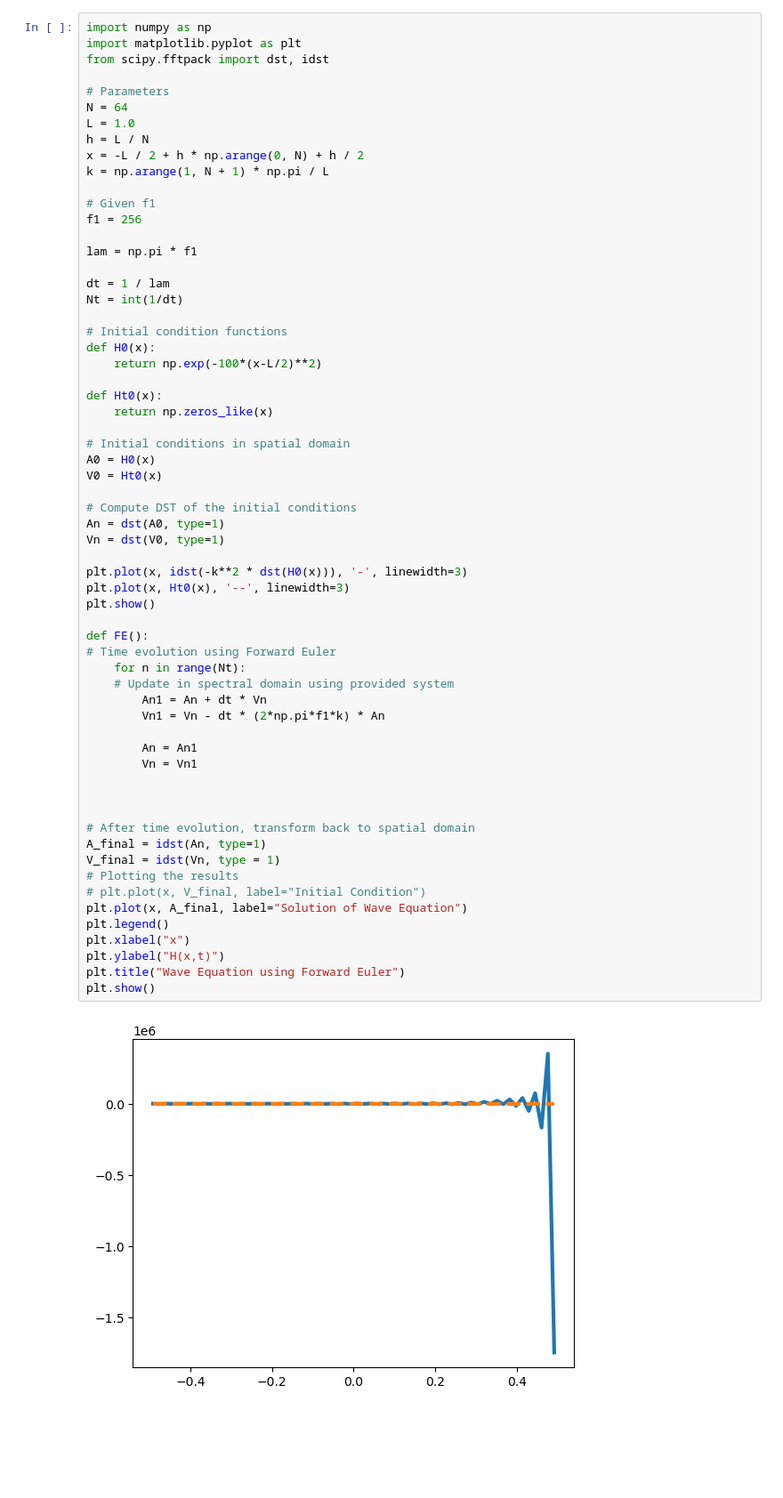
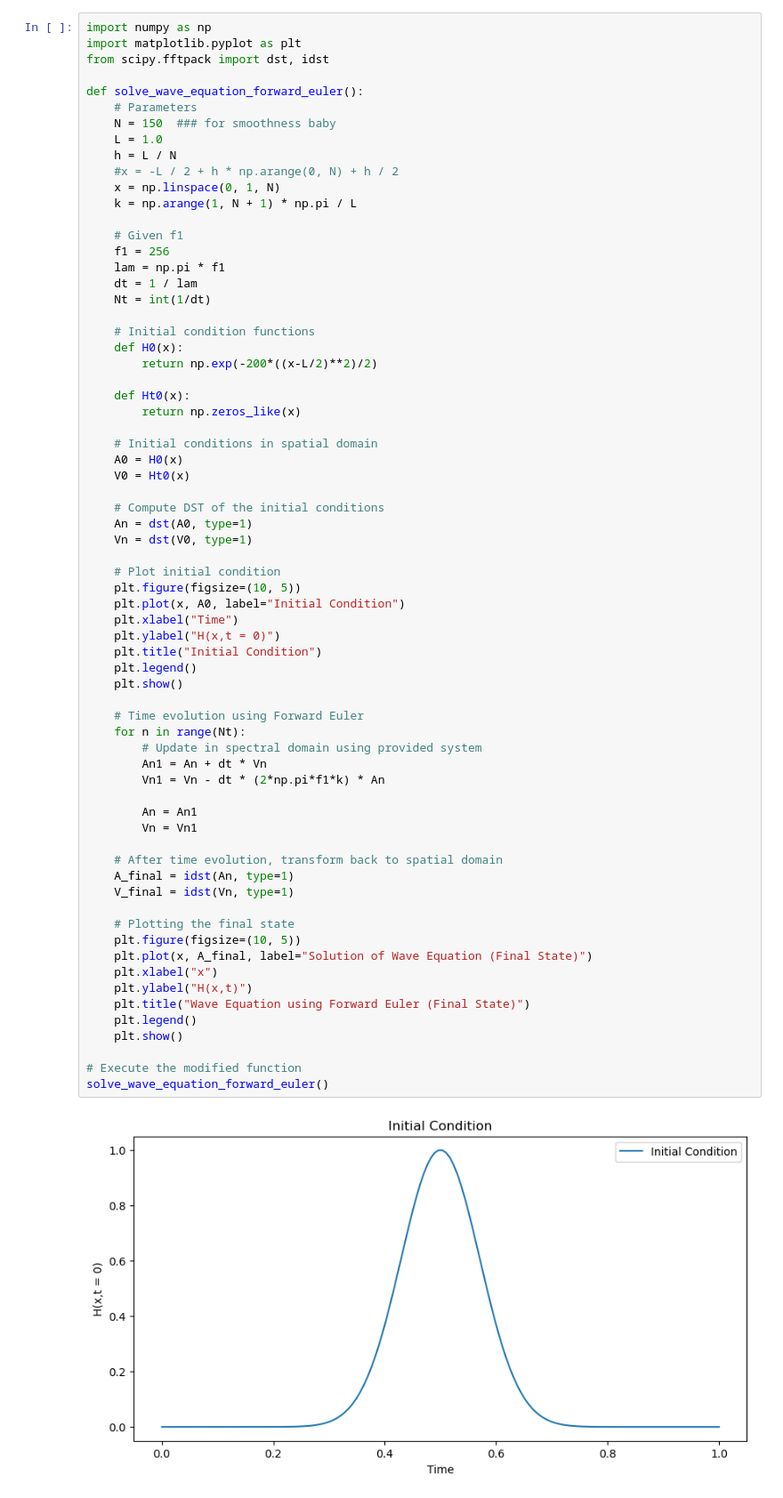
Before and after one commit to ColinJ2334/Numerical_PDEs, a Jupyter notebook: hw_1.ipynb, the cells around one changed output. Shown: that part at 89% size. Cells and saved outputs as stored; diff of their text form; blank space fills up the shorter version.

```diff
--- a/hw_1.ipynb
+++ b/hw_1.ipynb
@@ -44,64 +44,70 @@ z_roots_modified(a)
 # %%
 import numpy as np
 import matplotlib.pyplot as plt
 from scipy.fftpack import dst, idst
 
-# Parameters
-N = 64
-L = 1.0
-h = L / N
-x = -L / 2 + h * np.arange(0, N) + h / 2
-k = np.arange(1, N + 1) * np.pi / L
+def solve_wave_equation_forward_euler():
+    # Parameters
+    N = 150  ### for smoothness baby
+    L = 1.0
+    h = L / N
+    #x = -L / 2 + h * np.arange(0, N) + h / 2
+    x = np.linspace(0, 1, N)
+    k = np.arange(1, N + 1) * np.pi / L
 
-# Given f1
-f1 = 256
+    # Given f1
+    f1 = 256
+    lam = np.pi * f1
+    dt = 1 / lam
+    Nt = int(1/dt)
 
-lam = np.pi * f1
+    # Initial condition functions
+    def H0(x):
+        return np.exp(-200*((x-L/2)**2)/2)
 
-dt = 1 / lam
-Nt = int(1/dt)
+    def Ht0(x):
+        return np.zeros_like(x)
 
-# Initial condition functions
-def H0(x):
-    return np.exp(-100*(x-L/2)**2)
+    # Initial conditions in spatial domain
+    A0 = H0(x)
+    V0 = Ht0(x)
 
-def Ht0(x):
-    return np.zeros_like(x)
+    # Compute DST of the initial conditions
+    An = dst(A0, type=1)
+    Vn = dst(V0, type=1)
 
-# Initial conditions in spatial domain
-A0 = H0(x)
-V0 = Ht0(x)
+    # Plot initial condition
+    plt.figure(figsize=(10, 5))
+    plt.plot(x, A0, label="Initial Condition")
+    plt.xlabel("Time")
+    plt.ylabel("H(x,t = 0)")
+    plt.title("Initial Condition")
+    plt.legend()
+    plt.show()
 
-# Compute DST of the initial conditions
-An = dst(A0, type=1)
-Vn = dst(V0, type=1)
-
-plt.plot(x, idst(-k**2 * dst(H0(x))), '-', linewidth=3)
-plt.plot(x, Ht0(x), '--', linewidth=3)
-plt.show()
-
-def FE():
-# Time evolution using Forward Euler
+    # Time evolution using Forward Euler
     for n in range(Nt):
-    # Update in spectral domain using provided system
+        # Update in spectral domain using provided system
         An1 = An + dt * Vn
         Vn1 = Vn - dt * (2*np.pi*f1*k) * An
 
         An = An1
         Vn = Vn1
 
+    # After time evolution, transform back to spatial domain
+    A_final = idst(An, type=1)
+    V_final = idst(Vn, type=1)
 
+    # Plotting the final state
+    plt.figure(figsize=(10, 5))
+    plt.plot(x, A_final, label="Solution of Wave Equation (Final State)")
+    plt.xlabel("x")
+    plt.ylabel("H(x,t)")
+    plt.title("Wave Equation using Forward Euler (Final State)")
+    plt.legend()
+    plt.show()
 
-# After time evolution, transform back to spatial domain
-A_final = idst(An, type=1)
-V_final = idst(Vn, type = 1)
-# Plotting the results
-# plt.plot(x, V_final, label="Initial Condition")
-plt.plot(x, A_final, label="Solution of Wave Equation")
-plt.legend()
-plt.xlabel("x")
-plt.ylabel("H(x,t)")
-plt.title("Wave Equation using Forward Euler")
-plt.show()
+# Execute the modified function
+solve_wave_equation_forward_euler()
 # %% [output]
-[figure, old version]
+[figure, new version]
```
Also changed, not shown: parts of 3 cells of this notebook.
